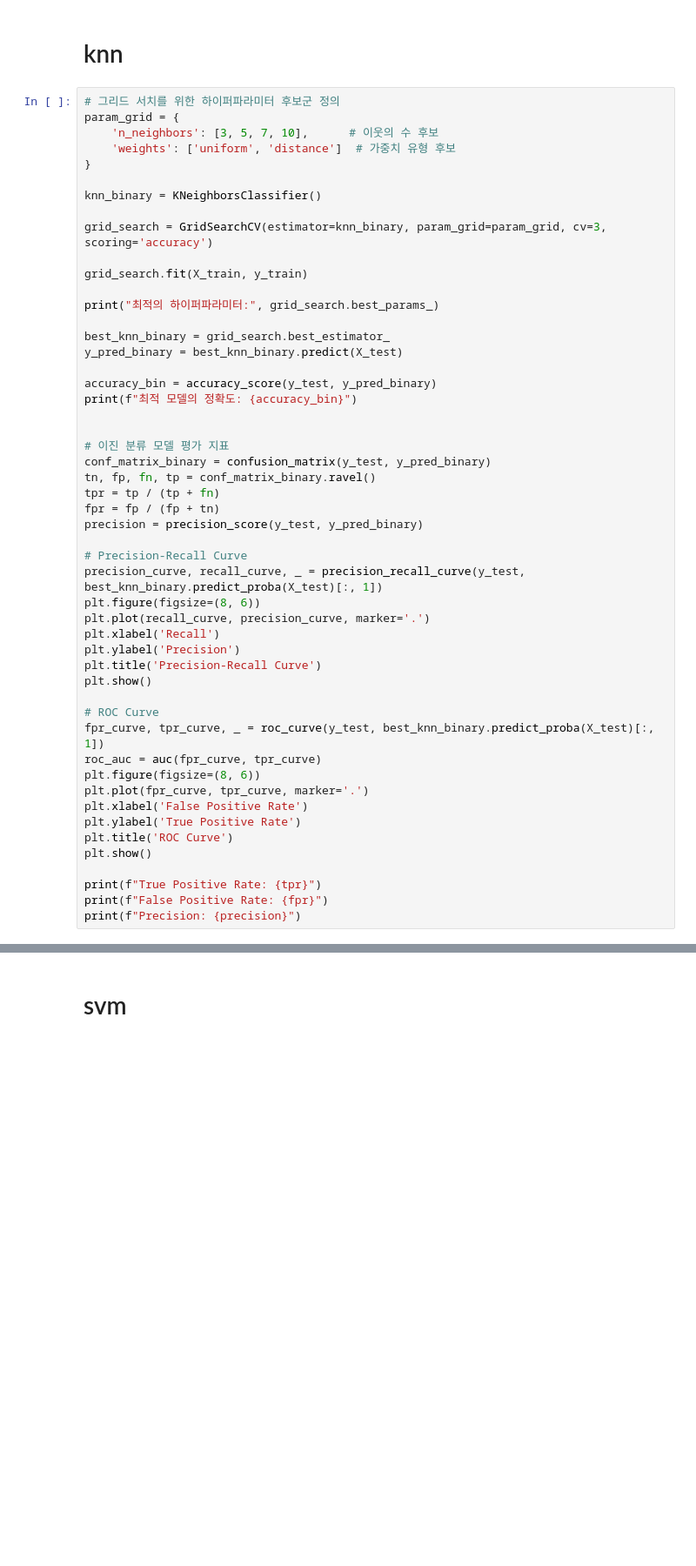
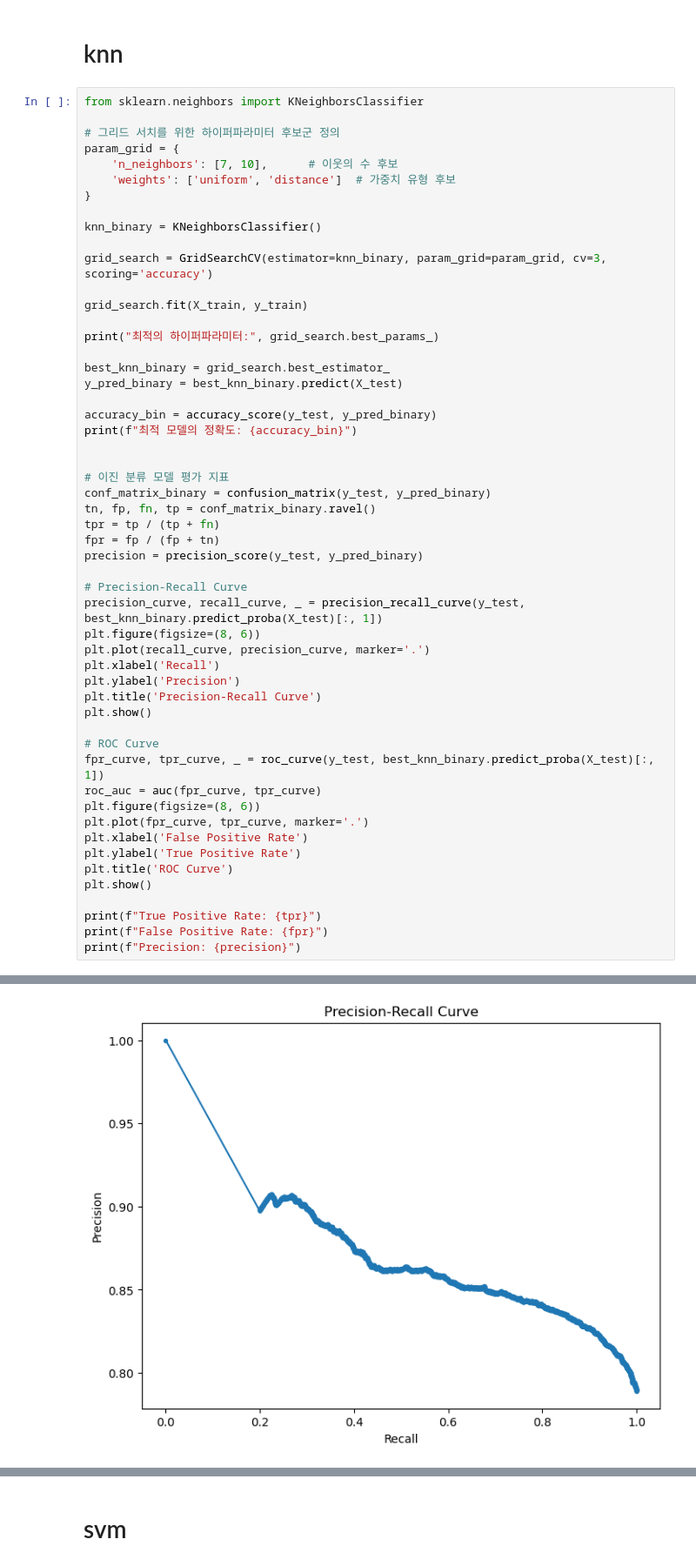
Before and after one commit to HyejinYoo/Packet-Based-Website-Fingerprinting, a Jupyter notebook: open/sequence_features/binary_multi_26.ipynb, the cells around one changed output, grey strips where cells are left out. Shown at 87% size. Saved outputs shown, nothing was run; the diff lists cells and outputs as text; blank space fills up the shorter version.

```diff
--- a/open/sequence_features/binary_multi_26.ipynb
+++ b/open/sequence_features/binary_multi_26.ipynb
@@ -549,9 +543,11 @@ print(report)
 # %% [markdown]
 # knn
 # %%
+from sklearn.neighbors import KNeighborsClassifier
+
 # 그리드 서치를 위한 하이퍼파라미터 후보군 정의
 param_grid = {
-    'n_neighbors': [3, 5, 7, 10],      # 이웃의 수 후보
+    'n_neighbors': [7, 10],      # 이웃의 수 후보
     'weights': ['uniform', 'distance']  # 가중치 유형 후보
 }
 
@@ -599,3 +595,4 @@ plt.show()
 print(f"True Positive Rate: {tpr}")
 print(f"False Positive Rate: {fpr}")
 print(f"Precision: {precision}")
+# %% [output]
@@ -601,0 +615 @@ print(f"Precision: {precision}")
+[figure, added]
```
Also changed, not shown: parts of 15 cells of this notebook.
